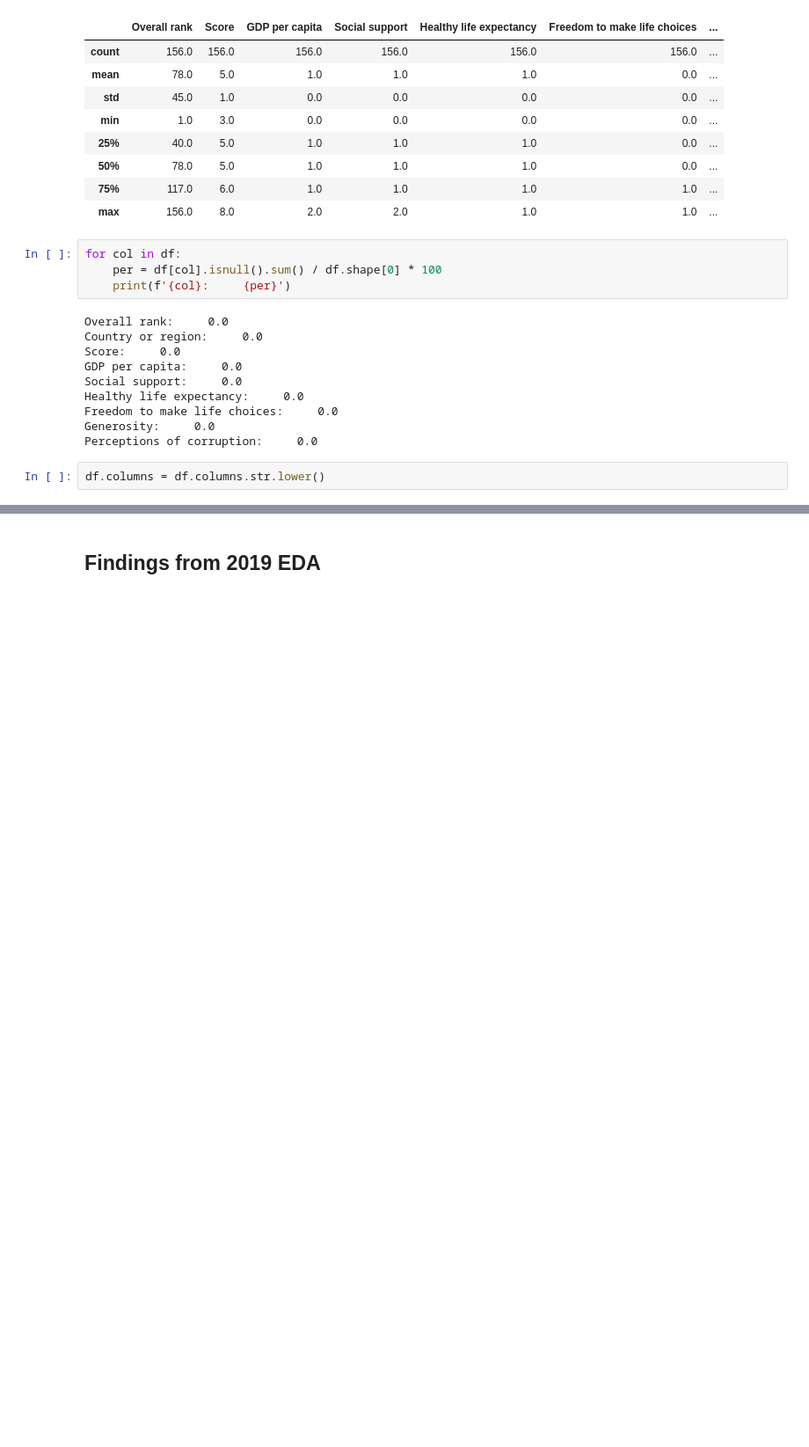
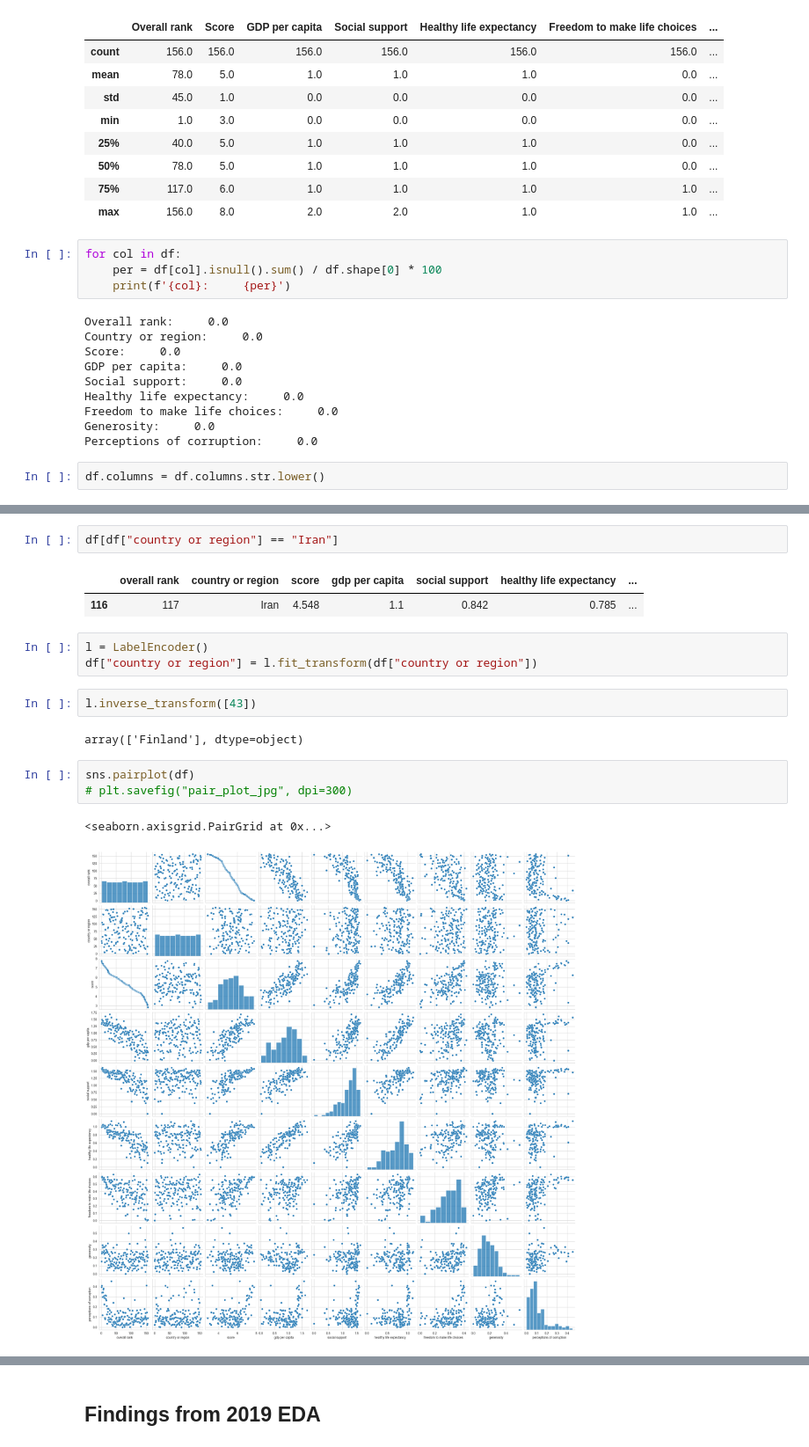
Before and after one commit to Fatemenamdar20/world-happiness-report, a Jupyter notebook: EDA_2019.ipynb, the cells around one changed output, grey strips where cells are left out. Shown at 88% size. Cells and saved outputs as stored; diff of their text form; blank space fills up the shorter version.

```diff
--- a/EDA_2019.ipynb
+++ b/EDA_2019.ipynb
@@ -69,0 +135,18 @@ df.columns = df.columns.str.lower()
+# %%
+df[df["country or region"] == "Iran"]
+# %% [output]
+|  | overall rank | country or region | score | gdp per capita | social support | healthy life expectancy | ... |
+| 116 | 117 | Iran | 4.548 | 1.1 | 0.842 | 0.785 | ... |
+# %%
+l = LabelEncoder()
+df["country or region"] = l.fit_transform(df["country or region"])
+# %%
+l.inverse_transform([43])
+# %% [output]
+array(['Finland'], dtype=object)
+# %%
+sns.pairplot(df)
+# plt.savefig("pair_plot_jpg", dpi=300)
+# %% [output]
+<seaborn.axisgrid.PairGrid at 0x...>
+[figure, added]
```
Also changed, not shown: parts of 11 cells of this notebook, 1 other file.
